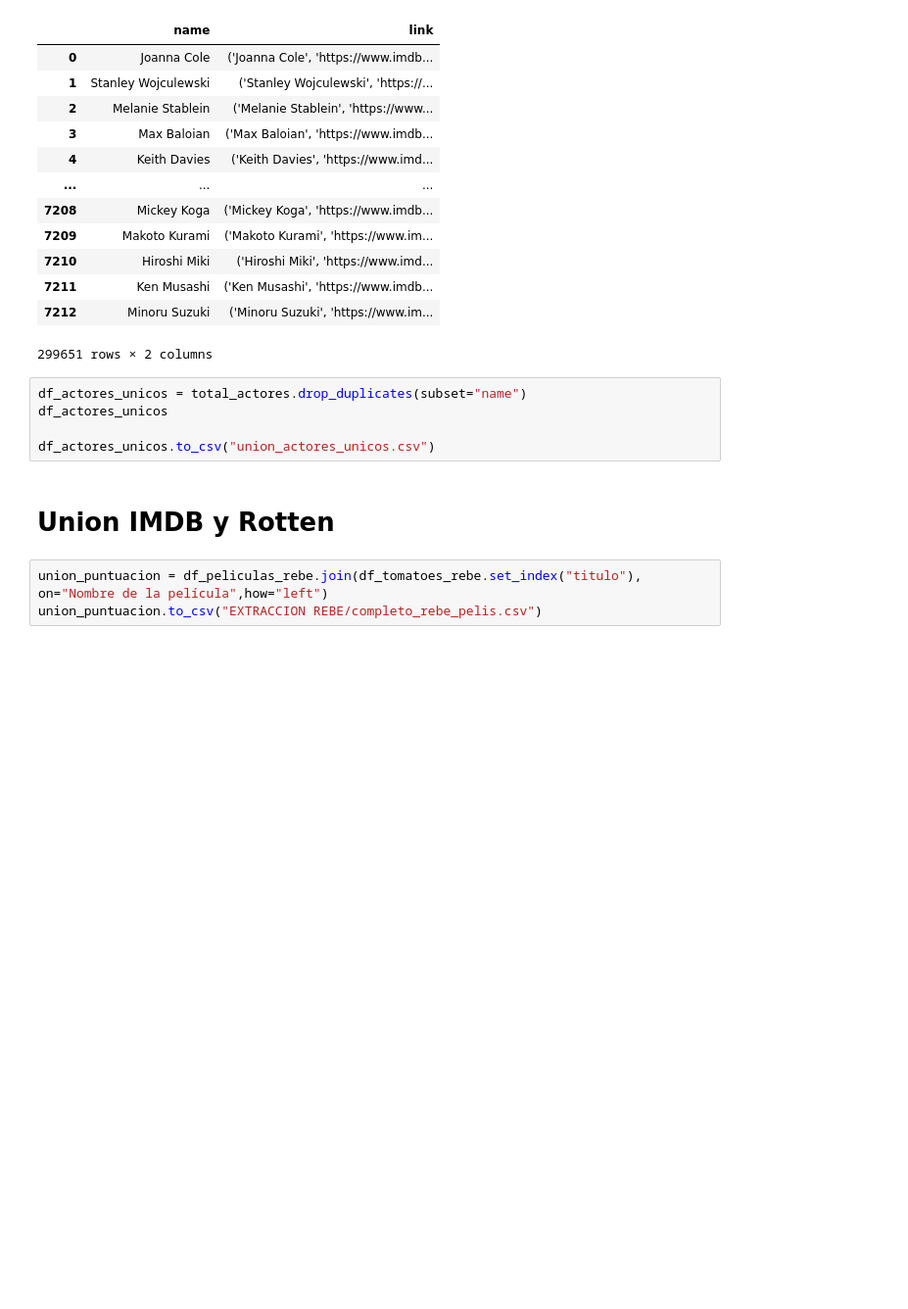
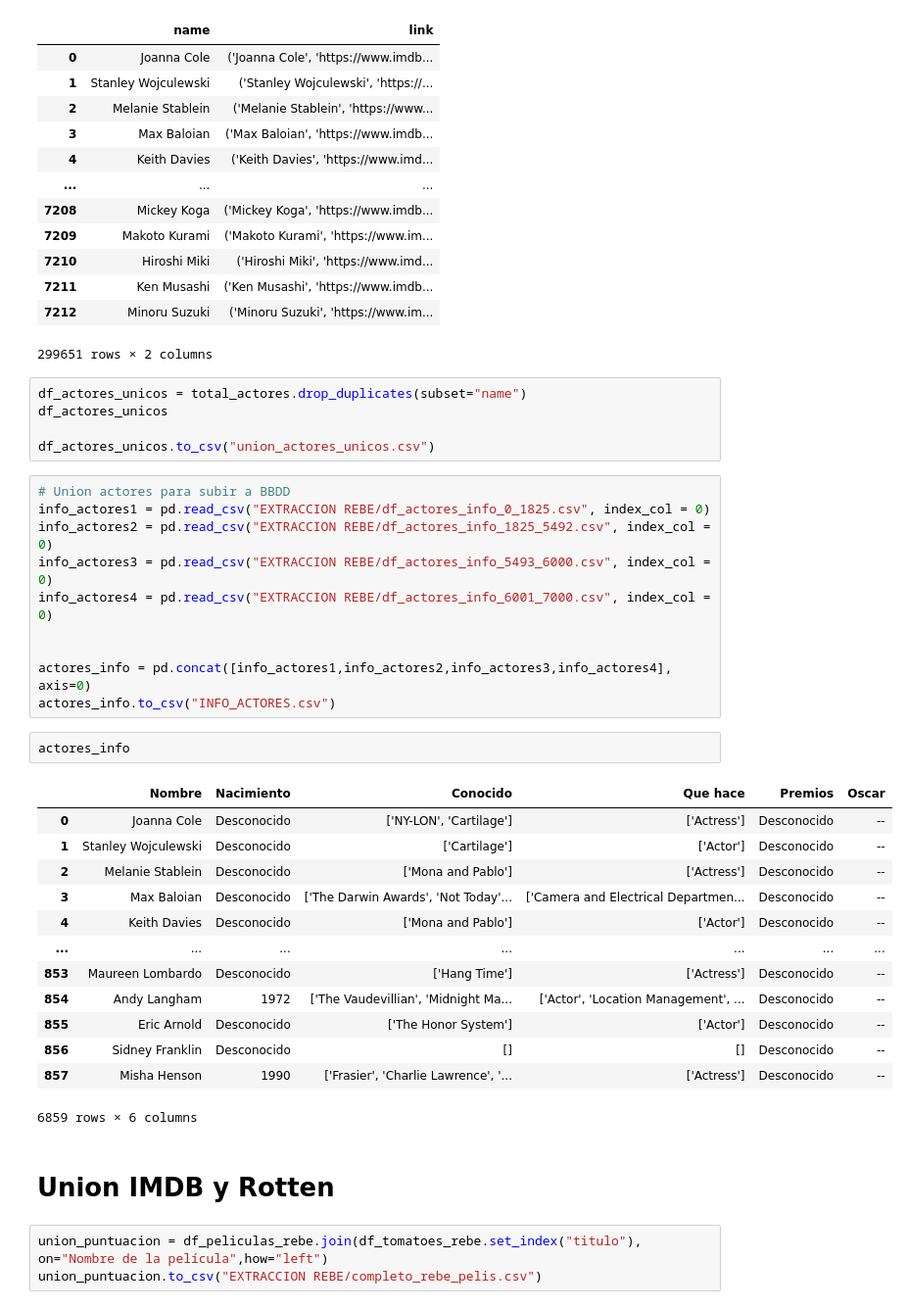
Before and after one commit to lmoraromero/proyecto-da-promo-G-modulo-2-team-2, a Jupyter notebook: UNION_PELIS_REBE.ipynb, the cells around one changed output. Shown at 98% size. Drawn from its saved outputs; the diff is of its cells as text; blank space fills up the shorter version.

Commit message:
Union actores

```diff
--- a/UNION_PELIS_REBE.ipynb
+++ b/UNION_PELIS_REBE.ipynb
@@ -124,6 +124,32 @@ df_actores_unicos = total_actores.drop_duplicates(subset="name")
 df_actores_unicos
 
 df_actores_unicos.to_csv("union_actores_unicos.csv")
+# %%
+# Union actores para subir a BBDD
+info_actores1 = pd.read_csv("EXTRACCION REBE/df_actores_info_0_1825.csv", index_col = 0)
+info_actores2 = pd.read_csv("EXTRACCION REBE/df_actores_info_1825_5492.csv", index_col = 0)
+info_actores3 = pd.read_csv("EXTRACCION REBE/df_actores_info_5493_6000.csv", index_col = 0)
+info_actores4 = pd.read_csv("EXTRACCION REBE/df_actores_info_6001_7000.csv", index_col = 0)
+
+
+actores_info = pd.concat([info_actores1,info_actores2,info_actores3,info_actores4], axis=0)
+actores_info.to_csv("INFO_ACTORES.csv")
+# %%
+actores_info
+# %% [output]
+|  | Nombre | Nacimiento | Conocido | Que hace | Premios | Oscar |
+| 0 | Joanna Cole | Desconocido | ['NY-LON', 'Cartilage'] | ['Actress'] | Desconocido | -- |
+| 1 | Stanley Wojculewski | Desconocido | ['Cartilage'] | ['Actor'] | Desconocido | -- |
+| 2 | Melanie Stablein | Desconocido | ['Mona and Pablo'] | ['Actress'] | Desconocido | -- |
+| 3 | Max Baloian | Desconocido | ['The Darwin Awards', 'Not Today'... | ['Camera and Electrical Departmen... | Desconocido | -- |
+| 4 | Keith Davies | Desconocido | ['Mona and Pablo'] | ['Actor'] | Desconocido | -- |
+| ... | ... | ... | ... | ... | ... | ... |
+| 853 | Maureen Lombardo | Desconocido | ['Hang Time'] | ['Actress'] | Desconocido | -- |
+| 854 | Andy Langham | 1972 | ['The Vaudevillian', 'Midnight Ma... | ['Actor', 'Location Management', ... | Desconocido | -- |
+| 855 | Eric Arnold | Desconocido | ['The Honor System'] | ['Actor'] | Desconocido | -- |
+| 856 | Sidney Franklin | Desconocido | [] | [] | Desconocido | -- |
+| 857 | Misha Henson | 1990 | ['Frasier', 'Charlie Lawrence', '... | ['Actress'] | Desconocido | -- |
+6859 rows × 6 columns
 # %% [markdown]
 # Union IMDB y Rotten
 # %%
```
Also changed, not shown: 1 other file.
